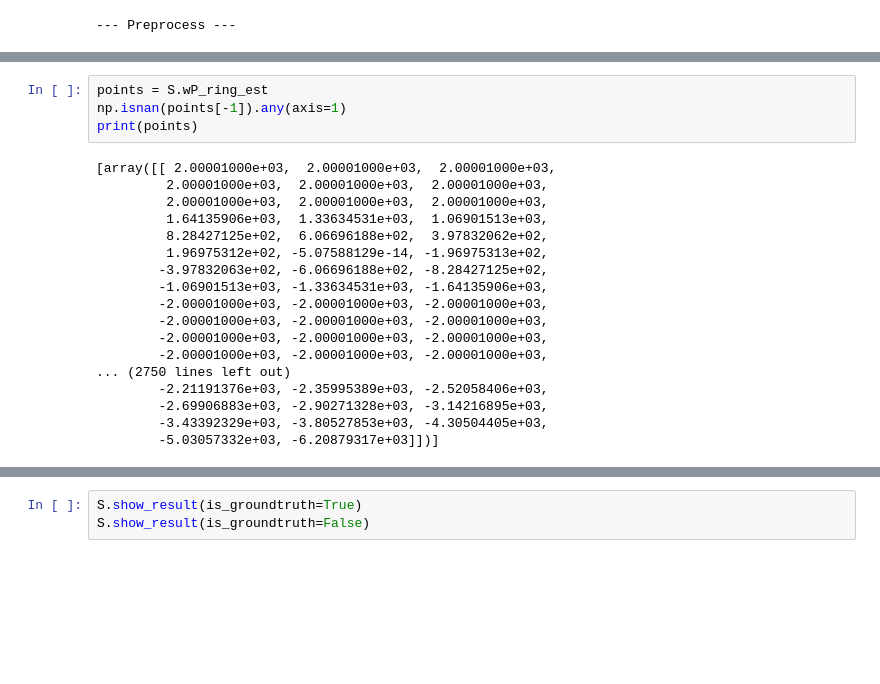
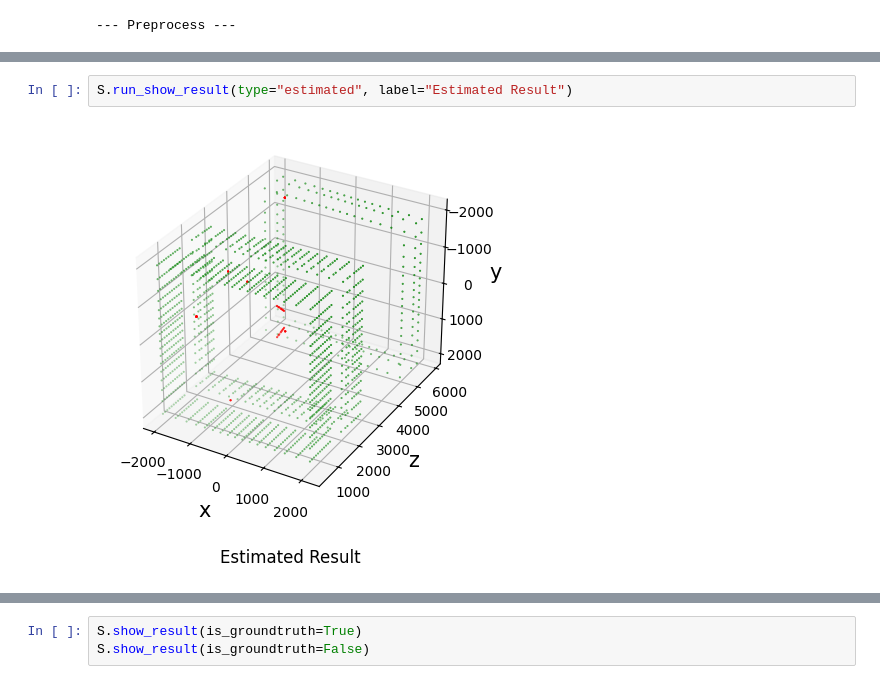
Before and after one commit to gutter-mouth/InchwormMeasurement, a Jupyter notebook: notebook/test_simulator.ipynb, the cells around one changed output, grey strips where cells are left out. Saved outputs shown, nothing was run; the diff lists cells and outputs as text; blank space fills up the shorter version.

```diff
--- a/notebook/test_simulator.ipynb
+++ b/notebook/test_simulator.ipynb
@@ -195,22 +177,4 @@ TypeError: ufunc 'isnan' not supported for the input types, and the inputs could
-# %%
-points = S.wP_ring_est
-np.isnan(points[-1]).any(axis=1)
-print(points)
-# %% [output]
-[array([[ 2.00001000e+03,  2.00001000e+03,  2.00001000e+03,
-         2.00001000e+03,  2.00001000e+03,  2.00001000e+03,
-         2.00001000e+03,  2.00001000e+03,  2.00001000e+03,
-         1.64135906e+03,  1.33634531e+03,  1.06901513e+03,
-         8.28427125e+02,  6.06696188e+02,  3.97832062e+02,
-         1.96975312e+02, -5.07588129e-14, -1.96975313e+02,
-        -3.97832063e+02, -6.06696188e+02, -8.28427125e+02,
-        -1.06901513e+03, -1.33634531e+03, -1.64135906e+03,
-        -2.00001000e+03, -2.00001000e+03, -2.00001000e+03,
-        -2.00001000e+03, -2.00001000e+03, -2.00001000e+03,
-        -2.00001000e+03, -2.00001000e+03, -2.00001000e+03,
-        -2.00001000e+03, -2.00001000e+03, -2.00001000e+03,
-... (2750 lines left out)
-        -2.21191376e+03, -2.35995389e+03, -2.52058406e+03,
-        -2.69906883e+03, -2.90271328e+03, -3.14216895e+03,
-        -3.43392329e+03, -3.80527853e+03, -4.30504405e+03,
-        -5.03057332e+03, -6.20879317e+03]])]
+# %%
+S.run_show_result(type="estimated", label="Estimated Result")
+# %% [output]
+[figure, added]
```
Also changed, not shown: parts of 5 cells of this notebook, 2 other files.
